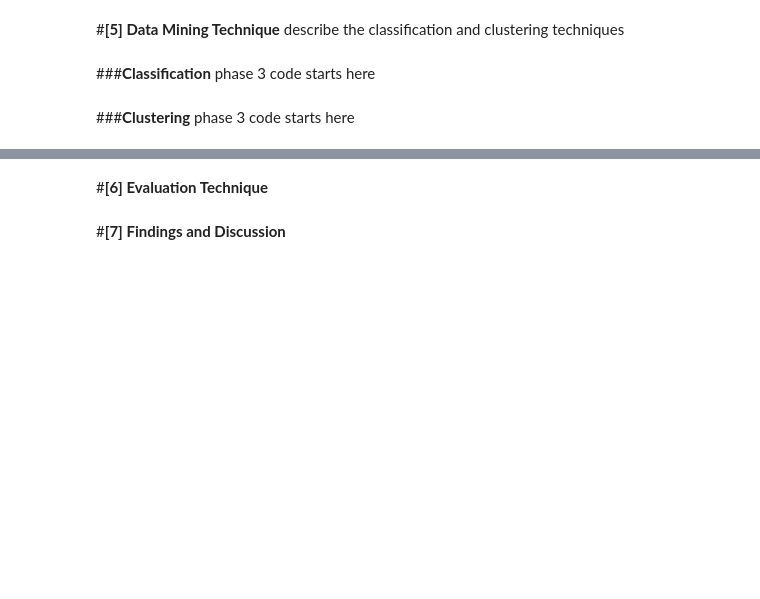
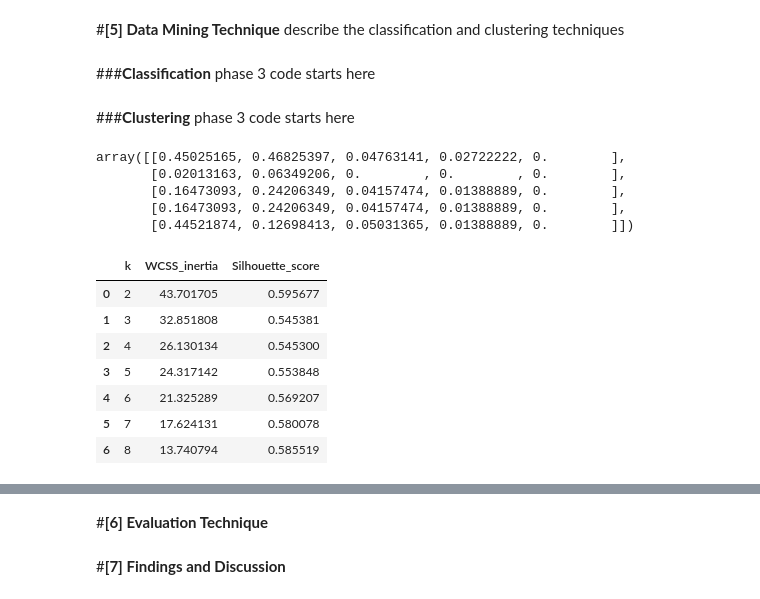
Before and after one commit to Falhebshi/Data-Mining, a Jupyter notebook: Phase3.ipynb, the cells around one changed output, grey strips where cells are left out. Cells and saved outputs as stored; diff of their text form; code cells hidden in the pictures; blank space fills up the shorter version.

```diff
--- a/Phase3.ipynb
+++ b/Phase3.ipynb
@@ -547,3 +688,51 @@ print(kmeans_result.cluster_centers_)
 
 print("\nCluster Labels:")
 print(kmeans_result.labels_)
+# %%
+# === K-Means Clustering on Preprocessed Normalized Data ===
+
+# Features already normalized earlier in your notebook
+cluster_features = ['smv','over_time','wip','incentive','idle_time']
+
+# Create the matrix for clustering
+X = Preprocessed_dataset[cluster_features].values
+X[:5]  # preview
+# %% [output]
+array([[0.45025165, 0.46825397, 0.04763141, 0.02722222, 0.        ],
+       [0.02013163, 0.06349206, 0.        , 0.        , 0.        ],
+       [0.16473093, 0.24206349, 0.04157474, 0.01388889, 0.        ],
+       [0.16473093, 0.24206349, 0.04157474, 0.01388889, 0.        ],
+       [0.44521874, 0.12698413, 0.05031365, 0.01388889, 0.        ]])
+# %%
+from sklearn.cluster import KMeans
+from sklearn.metrics import silhouette_score
+import pandas as pd
+import matplotlib.pyplot as plt
+
+k_values = range(2, 9)   # K = 2,3,4,5,6,7,8
+inertias = []
+silhouette_scores = []
+
+for k in k_values:
+    kmeans = KMeans(n_clusters=k, random_state=42, n_init='auto')
+    labels = kmeans.fit_predict(X)
+
+    inertias.append(kmeans.inertia_)
+    silhouette_scores.append(silhouette_score(X, labels))
+
+results_df = pd.DataFrame({
+    'k': list(k_values),
+    'WCSS_inertia': inertias,
+    'Silhouette_score': silhouette_scores
+})
+
+results_df
+# %% [output]
+|  | k | WCSS_inertia | Silhouette_score |
+| 0 | 2 | 43.701705 | 0.595677 |
+| 1 | 3 | 32.851808 | 0.545381 |
+| 2 | 4 | 26.130134 | 0.545300 |
+| 3 | 5 | 24.317142 | 0.553848 |
+| 4 | 6 | 21.325289 | 0.569207 |
+| 5 | 7 | 17.624131 | 0.580078 |
+| 6 | 8 | 13.740794 | 0.585519 |
```
Also changed, not shown: parts of 13 cells of this notebook.
